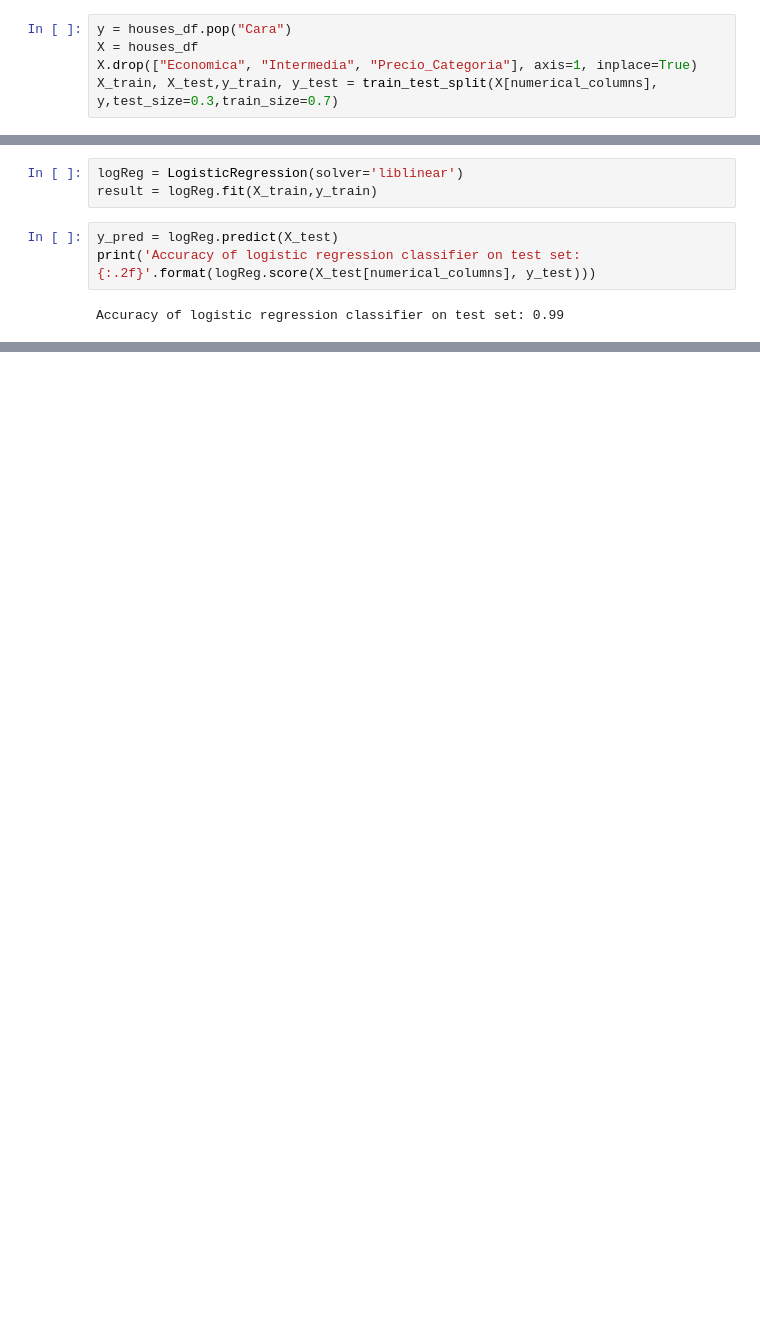
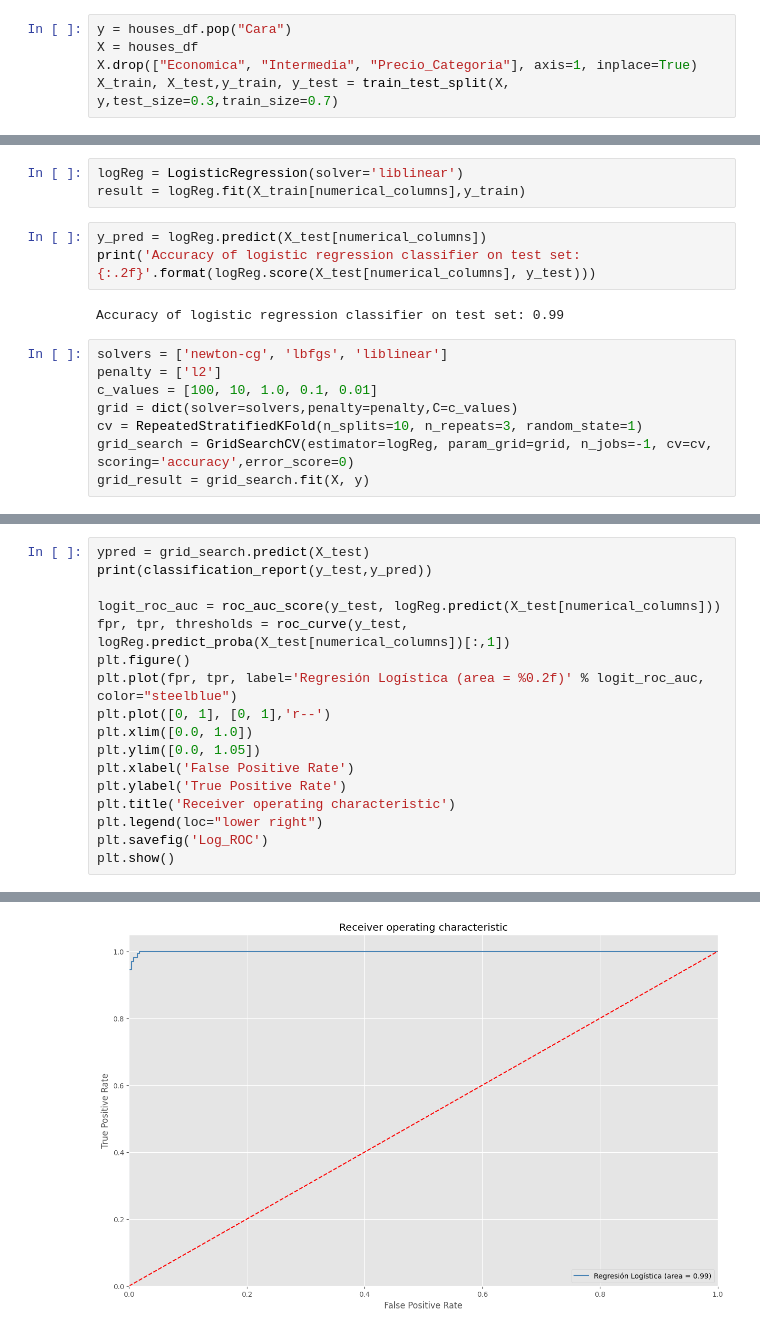
Before and after one commit to estebandonis/HT6-MineriadeDatos, a Jupyter notebook: hoja6.ipynb, the cells around one changed output, grey strips where cells are left out. Drawn from its saved outputs; the diff is of its cells as text; blank space fills up the shorter version.

Commit message:
Cálculo de Regresión Logística a variable Cara Validación cruzada

```diff
--- a/hoja6.ipynb
+++ b/hoja6.ipynb
@@ -180,4 +180,4 @@ houses_df.describe()
 y = houses_df.pop("Cara")
 X = houses_df
 X.drop(["Economica", "Intermedia", "Precio_Categoria"], axis=1, inplace=True)
-X_train, X_test,y_train, y_test = train_test_split(X[numerical_columns], y,test_size=0.3,train_size=0.7)
+X_train, X_test,y_train, y_test = train_test_split(X, y,test_size=0.3,train_size=0.7)
@@ -197,8 +184,16 @@ X.describe()
 # %%
 logReg = LogisticRegression(solver='liblinear')
-result = logReg.fit(X_train,y_train)
+result = logReg.fit(X_train[numerical_columns],y_train)
 # %%
-y_pred = logReg.predict(X_test)
+y_pred = logReg.predict(X_test[numerical_columns])
 print('Accuracy of logistic regression classifier on test set: {:.2f}'.format(logReg.score(X_test[numerical_columns], y_test)))
 # %% [output]
 Accuracy of logistic regression classifier on test set: 0.99
+# %%
+solvers = ['newton-cg', 'lbfgs', 'liblinear']
+penalty = ['l2']
+c_values = [100, 10, 1.0, 0.1, 0.01]
+grid = dict(solver=solvers,penalty=penalty,C=c_values)
+cv = RepeatedStratifiedKFold(n_splits=10, n_repeats=3, random_state=1)
+grid_search = GridSearchCV(estimator=logReg, param_grid=grid, n_jobs=-1, cv=cv, scoring='accuracy',error_score=0)
+grid_result = grid_search.fit(X, y)
@@ -204,0 +242,18 @@ Accuracy of logistic regression classifier on test set: 0.99
+# %%
+ypred = grid_search.predict(X_test)
+print(classification_report(y_test,y_pred))
+
+logit_roc_auc = roc_auc_score(y_test, logReg.predict(X_test[numerical_columns]))
+fpr, tpr, thresholds = roc_curve(y_test, logReg.predict_proba(X_test[numerical_columns])[:,1])
+plt.figure()
+plt.plot(fpr, tpr, label='Regresión Logística (area = %0.2f)' % logit_roc_auc, color="steelblue")
+plt.plot([0, 1], [0, 1],'r--')
+plt.xlim([0.0, 1.0])
+plt.ylim([0.0, 1.05])
+plt.xlabel('False Positive Rate')
+plt.ylabel('True Positive Rate')
+plt.title('Receiver operating characteristic')
+plt.legend(loc="lower right")
+plt.savefig('Log_ROC')
+plt.show()
+# %% [output]
@@ -204,0 +268 @@ Accuracy of logistic regression classifier on test set: 0.99
+[figure, added]
```
Also changed, not shown: parts of 4 cells of this notebook.
